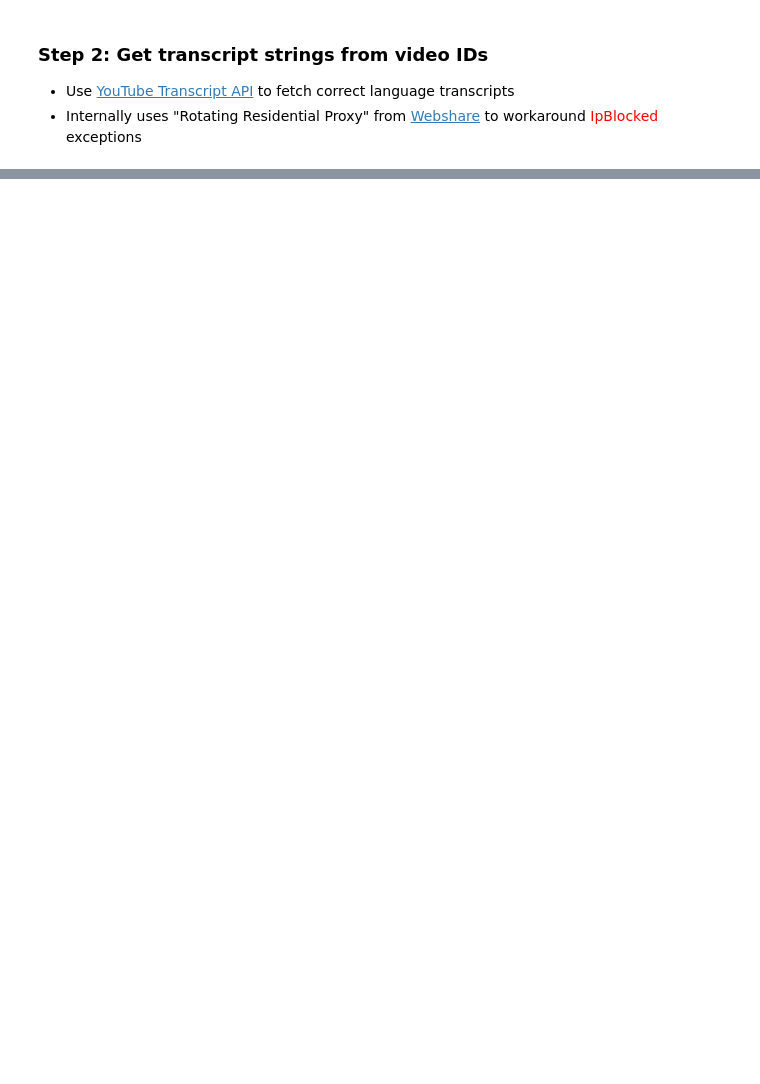
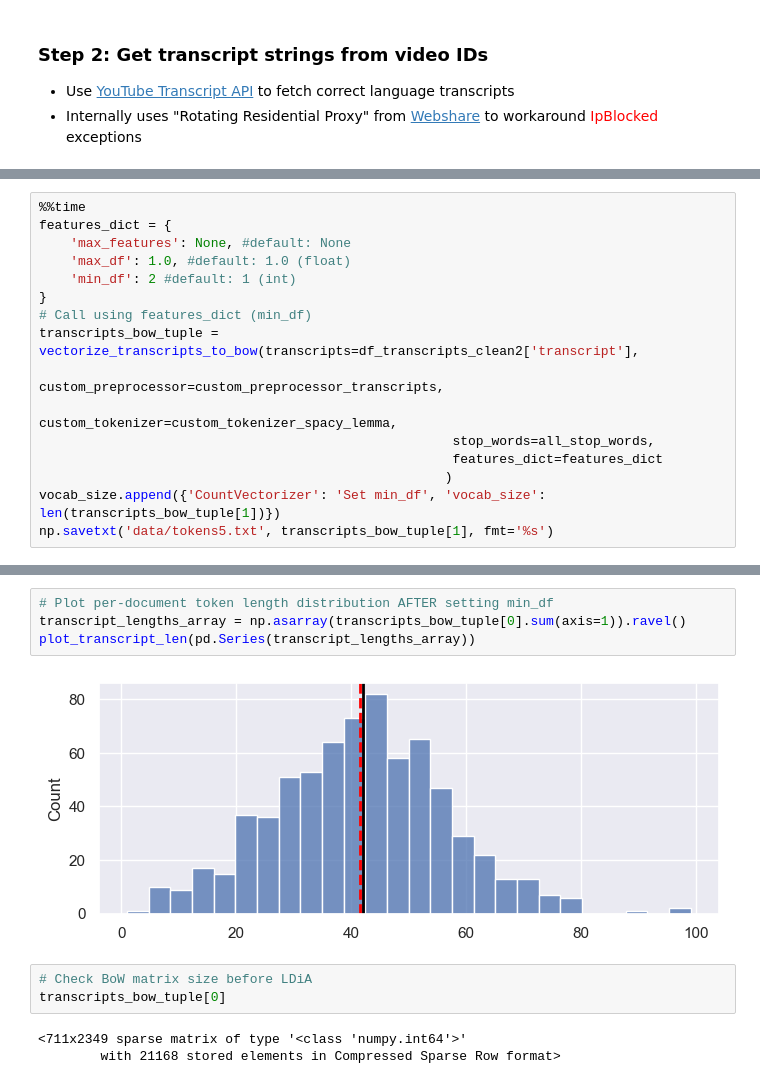
Before and after one commit to lonnychen/nlp_research_note, a Jupyter notebook: nlp_research_note.ipynb, the cells around one changed output, grey strips where cells are left out. Drawn from its saved outputs; the diff is of its cells as text; blank space fills up the shorter version.

```diff
--- a/nlp_research_note.ipynb
+++ b/nlp_research_note.ipynb
@@ -72,0 +304,16 @@ df_channels_load.shape
+# %%
+%%time
+features_dict = {
+    'max_features': None, #default: None
+    'max_df': 1.0, #default: 1.0 (float)
+    'min_df': 2 #default: 1 (int)
+}
+# Call using features_dict (min_df)
+transcripts_bow_tuple = vectorize_transcripts_to_bow(transcripts=df_transcripts_clean2['transcript'],
+                                                     custom_preprocessor=custom_preprocessor_transcripts,
+                                                     custom_tokenizer=custom_tokenizer_spacy_lemma,
+                                                     stop_words=all_stop_words,
+                                                     features_dict=features_dict
+                                                    )
+vocab_size.append({'CountVectorizer': 'Set min_df', 'vocab_size': len(transcripts_bow_tuple[1])})
+np.savetxt('data/tokens5.txt', transcripts_bow_tuple[1], fmt='%s')
@@ -72,0 +334,12 @@ df_channels_load.shape
+# %%
+# Plot per-document token length distribution AFTER setting min_df
+transcript_lengths_array = np.asarray(transcripts_bow_tuple[0].sum(axis=1)).ravel()
+plot_transcript_len(pd.Series(transcript_lengths_array))
+# %% [output]
+[figure, added]
+# %%
+# Check BoW matrix size before LDiA
+transcripts_bow_tuple[0]
+# %% [output]
+<711x2349 sparse matrix of type '<class 'numpy.int64'>'
+        with 21168 stored elements in Compressed Sparse Row format>
```
Also changed, not shown: parts of 40 cells of this notebook, 2 other files.
